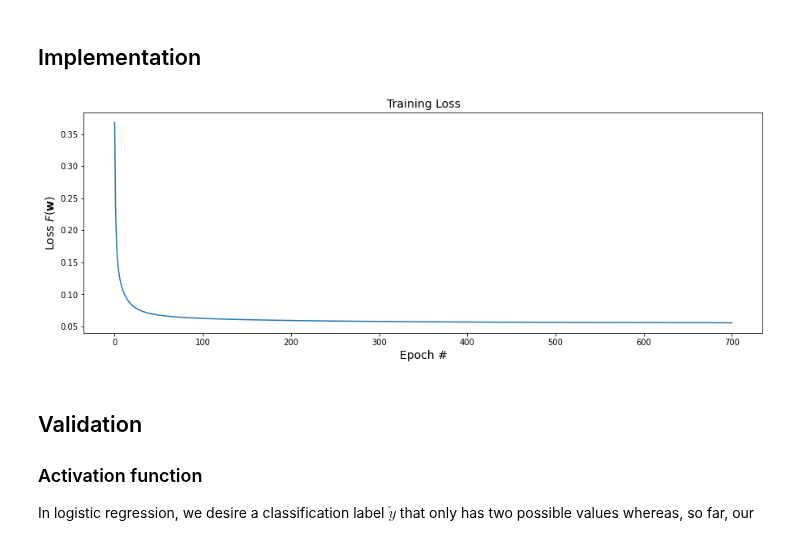
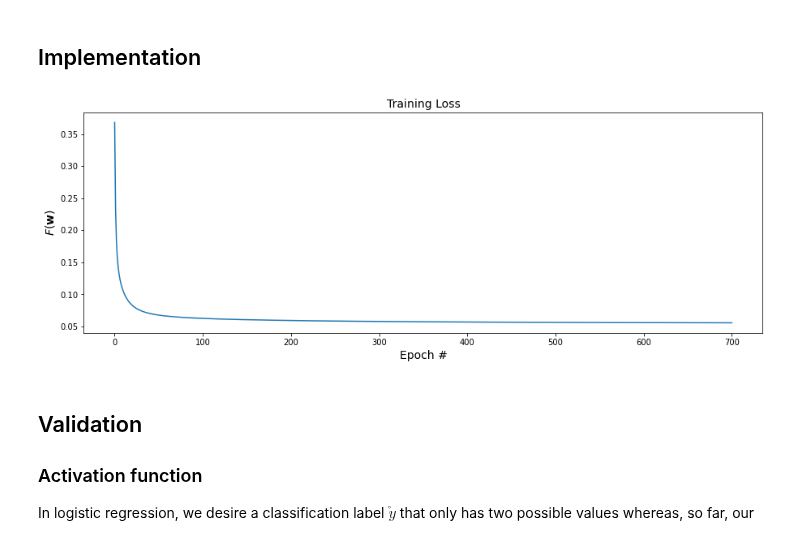
Before and after one commit to hahnec/optimizay, a Jupyter notebook: 06_stochastic_gradient.ipynb, the cells around one changed output. Saved outputs shown, nothing was run; the diff lists cells and outputs as text; code cells hidden in the pictures.

```diff
--- a/06_stochastic_gradient.ipynb
+++ b/06_stochastic_gradient.ipynb
@@ -157,15 +152,15 @@ for epoch in range(epochs+1):
 # %%
 %matplotlib inline
 import matplotlib.pyplot as plt
 fig = plt.figure(figsize=(15, 5))
 # plot loss function
 plt.plot(range(len(loss_list)), loss_list)
 plt.title('Training Loss', fontsize=14)
 plt.xlabel('Epoch #', fontsize=14)
-plt.ylabel('Loss $F(\mathbf{w})$', fontsize=14)
+plt.ylabel('$F(\mathbf{w})$', fontsize=14)
 plt.show()
 # %% [output]
-[figure, old version]
+[figure, new version]
 # %% [markdown]
 ## Validation
 
```
Also changed, not shown: parts of 2 cells of this notebook, 1 other file.
